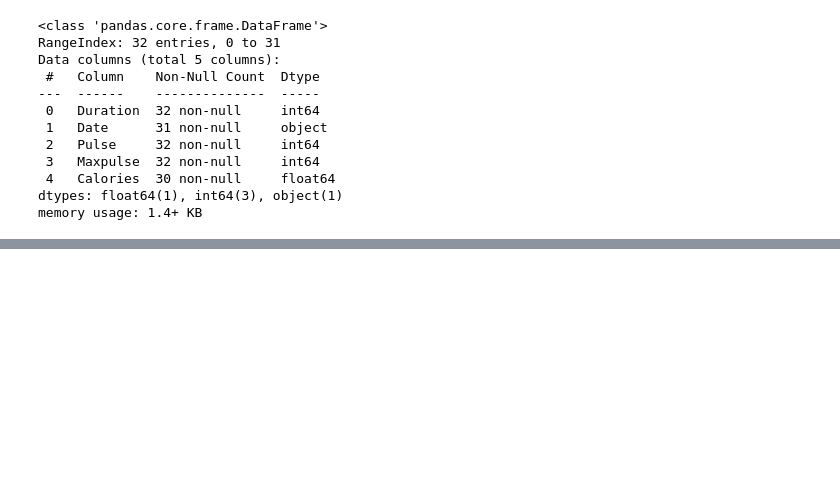
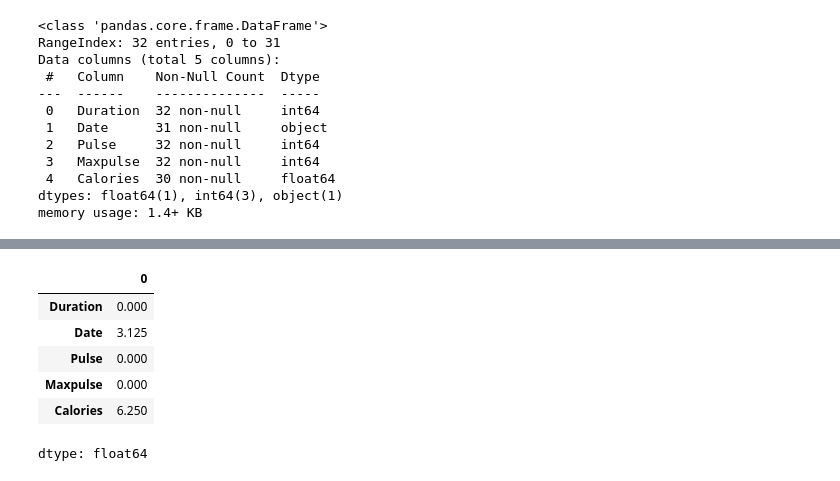
Before and after one commit to ask4semoy/tests, a Jupyter notebook: EDA.ipynb, the cells around one changed output, grey strips where cells are left out. Cells and saved outputs as stored; diff of their text form; code cells hidden in the pictures; blank space fills up the shorter version.

```diff
--- a/EDA.ipynb
+++ b/EDA.ipynb
@@ -60,0 +85,10 @@ memory usage: 1.4+ KB
+# %%
+(data.isnull().sum()/(len(data)))*100
+# %% [output]
+|  | 0 |
+| Duration | 0.000 |
+| Date | 3.125 |
+| Pulse | 0.000 |
+| Maxpulse | 0.000 |
+| Calories | 6.250 |
+dtype: float64
```
Also changed, not shown: parts of 6 cells of this notebook.
